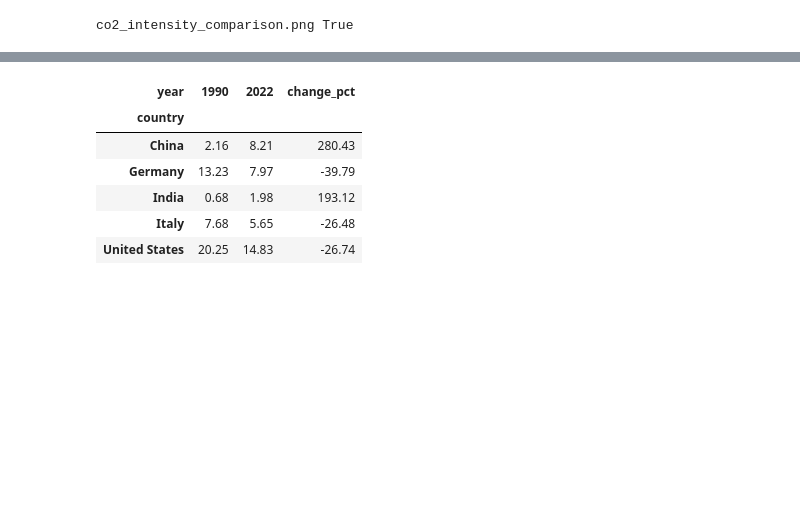
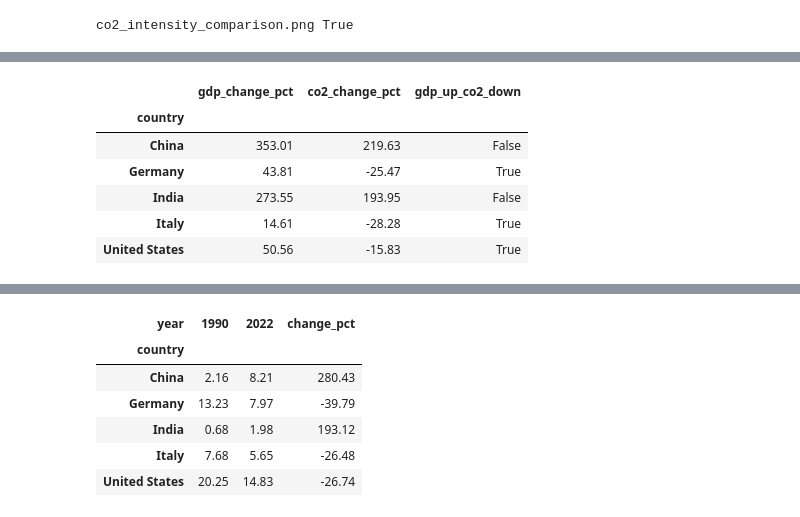
Before and after one commit to hossein-esmaeili2000/unimi-python-project-2026, a Jupyter notebook: green_growth.ipynb, the cells around one changed output, grey strips where cells are left out. Drawn from its saved outputs; the diff is of its cells as text; code cells hidden in the pictures; blank space fills up the shorter version.

Commit message:
Add start-year sensitivity analysis

```diff
--- a/green_growth.ipynb
+++ b/green_growth.ipynb
@@ -575,0 +583,13 @@ co2_intensity_comparison.png True
+# %%
+from analysis import summarize_growth
+
+growth_2000_2022 = summarize_growth(selected_df, 2000, 2022)
+growth_2000_2022.round(2)
+# %% [output]
+|  | gdp_change_pct | co2_change_pct | gdp_up_co2_down |
+| country |  |  |  |
+| China | 353.01 | 219.63 | False |
+| Germany | 43.81 | -25.47 | True |
+| India | 273.55 | 193.95 | False |
+| Italy | 14.61 | -28.28 | True |
+| United States | 50.56 | -15.83 | True |
```
Also changed, not shown: parts of 5 cells of this notebook.
